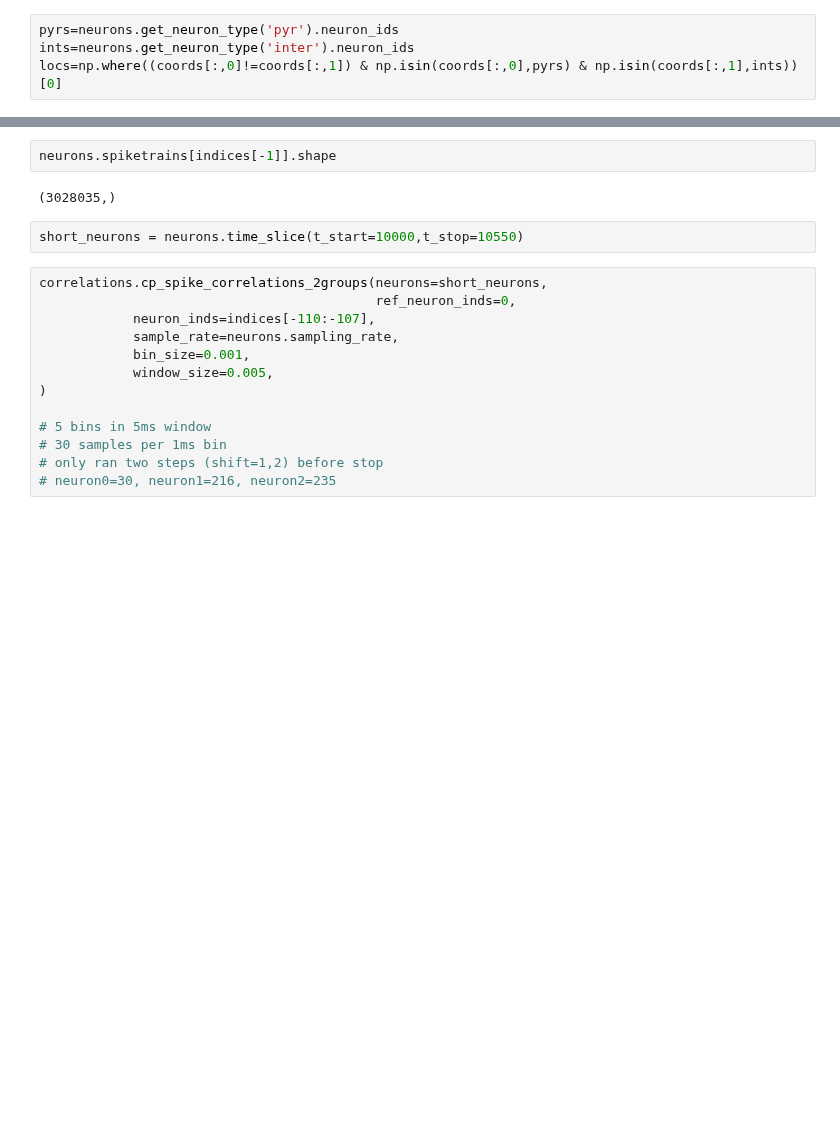
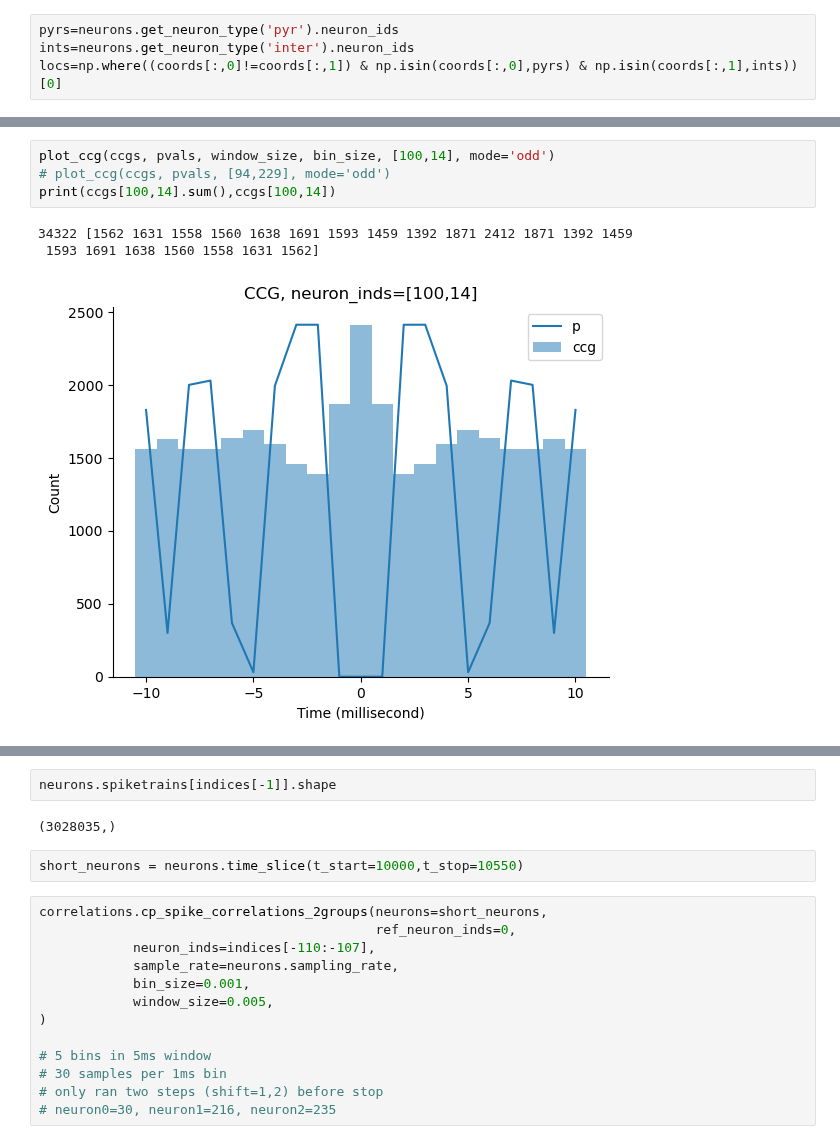
Before and after one commit to selina-lii/NeuroPy, a Jupyter notebook: notebooks/data_explore_seiln.ipynb, the cells around one changed output, grey strips where cells are left out. Drawn from its saved outputs; the diff is of its cells as text; blank space fills up the shorter version.

```diff
--- a/notebooks/data_explore_seiln.ipynb
+++ b/notebooks/data_explore_seiln.ipynb
@@ -630,0 +521,8 @@ pvals,smoothccg,qvals=msconn.eran_conv(ccg_jitters[0][0])
+# %%
+plot_ccg(ccgs, pvals, window_size, bin_size, [100,14], mode='odd')
+# plot_ccg(ccgs, pvals, [94,229], mode='odd')
+print(ccgs[100,14].sum(),ccgs[100,14])
+# %% [output]
+34322 [1562 1631 1558 1560 1638 1691 1593 1459 1392 1871 2412 1871 1392 1459
+ 1593 1691 1638 1560 1558 1631 1562]
+[figure, added]
```
Also changed, not shown: parts of 39 cells of this notebook, 2 other files.
